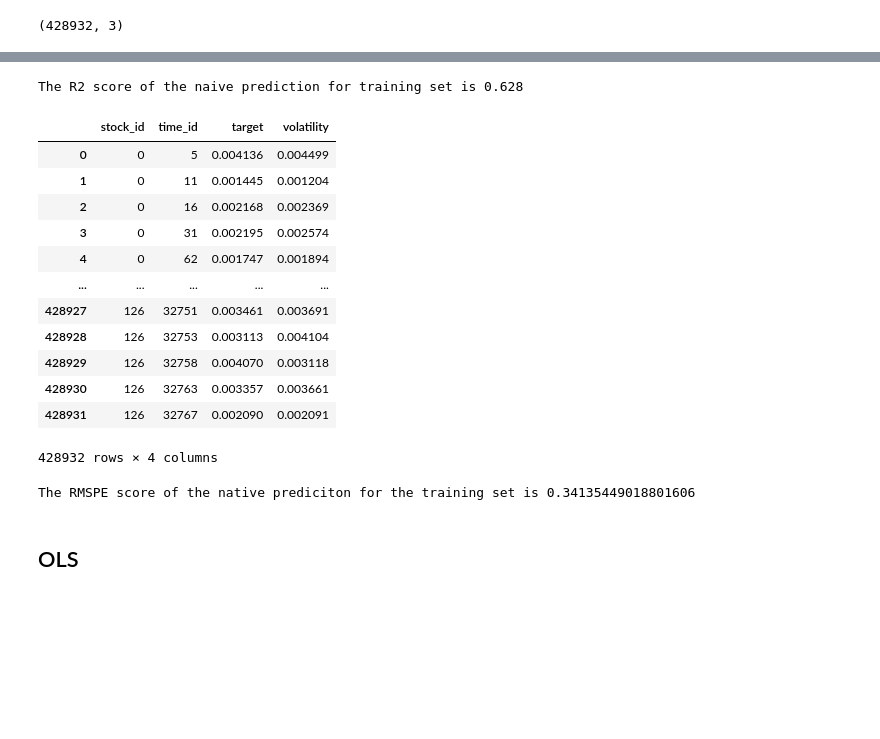
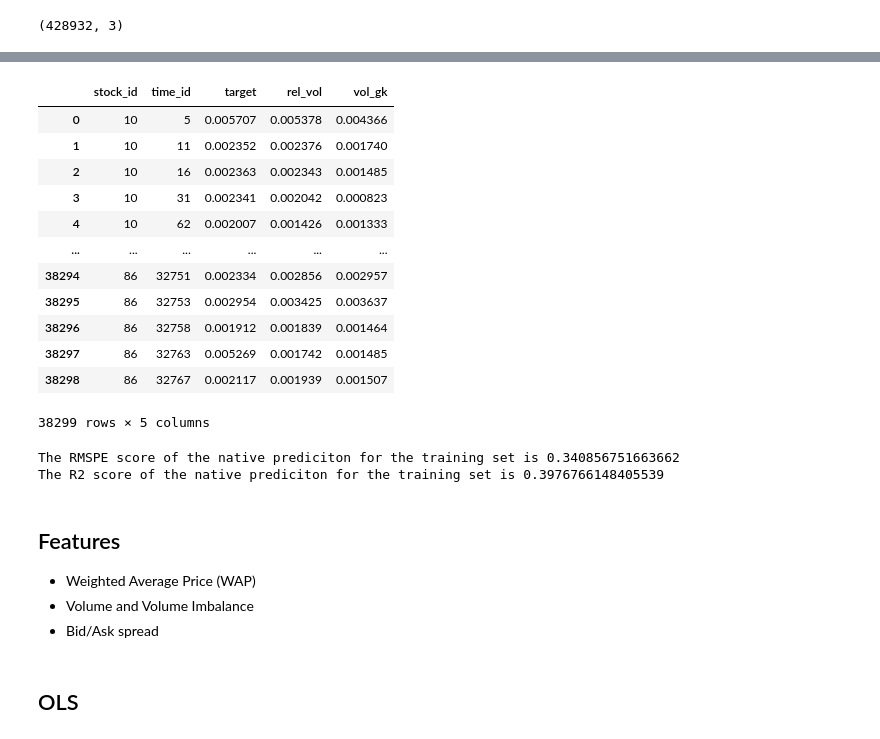
Before and after one commit to Dr4k3z/realized-vol, a Jupyter notebook: ols.ipynb, the cells around one changed output, grey strips where cells are left out. Saved outputs shown, nothing was run; the diff lists cells and outputs as text; code cells hidden in the pictures; blank space fills up the shorter version.

```diff
--- a/ols.ipynb
+++ b/ols.ipynb
@@ -22,17 +18,3 @@ def wap2vol(df):
-# %%
-def rel_vol_time_id(path):
-    # book: book is an order book
-    book = pd.read_parquet(path) # order book for a stock id loaded
-    # calculating WAP
-    p1 = book["bid_price1"]
-    p2 = book["ask_price1"]
-    s1 = book["bid_size1"]
-    s2 = book["ask_size1"]
-
-    book["WAP"] = (p1*s2 + p2*s1) / (s1 + s2)
-    # calculating realized volatility for each time_id
-    transbook = book.groupby("time_id")["WAP"].agg(wap2vol)
-    return transbook
 # %%
 %%time
 stock_id = []
@@ -69,32 +41,35 @@ past_volatility
-# %%
-joined = train.merge(past_volatility, on = ["stock_id","time_id"], how = "left")
-R2 = round(r2_score(y_true = joined['target'], y_pred = joined['volatility']),3)
-print(f'The R2 score of the naive prediction for training set is {R2}')
-# %% [output]
-The R2 score of the naive prediction for training set is 0.628
-# %%
-joined
-# %% [output]
-|  | stock_id | time_id | target | volatility |
-| 0 | 0 | 5 | 0.004136 | 0.004499 |
-| 1 | 0 | 11 | 0.001445 | 0.001204 |
-| 2 | 0 | 16 | 0.002168 | 0.002369 |
-| 3 | 0 | 31 | 0.002195 | 0.002574 |
-| 4 | 0 | 62 | 0.001747 | 0.001894 |
-| ... | ... | ... | ... | ... |
-| 428927 | 126 | 32751 | 0.003461 | 0.003691 |
-| 428928 | 126 | 32753 | 0.003113 | 0.004104 |
-| 428929 | 126 | 32758 | 0.004070 | 0.003118 |
-| 428930 | 126 | 32763 | 0.003357 | 0.003661 |
-| 428931 | 126 | 32767 | 0.002090 | 0.002091 |
-428932 rows × 4 columns
+# %%
+joined = train.merge(past_vol, on = ["stock_id","time_id"])
+joined
+# %% [output]
+|  | stock_id | time_id | target | rel_vol | vol_gk |
+| 0 | 10 | 5 | 0.005707 | 0.005378 | 0.004366 |
+| 1 | 10 | 11 | 0.002352 | 0.002376 | 0.001740 |
+| 2 | 10 | 16 | 0.002363 | 0.002343 | 0.001485 |
+| 3 | 10 | 31 | 0.002341 | 0.002042 | 0.000823 |
+| 4 | 10 | 62 | 0.002007 | 0.001426 | 0.001333 |
+| ... | ... | ... | ... | ... | ... |
+| 38294 | 86 | 32751 | 0.002334 | 0.002856 | 0.002957 |
+| 38295 | 86 | 32753 | 0.002954 | 0.003425 | 0.003637 |
+| 38296 | 86 | 32758 | 0.001912 | 0.001839 | 0.001464 |
+| 38297 | 86 | 32763 | 0.005269 | 0.001742 | 0.001485 |
+| 38298 | 86 | 32767 | 0.002117 | 0.001939 | 0.001507 |
+38299 rows × 5 columns
 # %%
 def rmspe(y_true, y_pred):
     return  (np.sqrt(np.mean(np.square((y_true - y_pred) / y_true))))
 # %%
-print(f'The RMSPE score of the native prediciton for the training set is {rmspe(joined["target"], joined["volatility"])}')
+print(f'The RMSPE score of the native prediciton for the training set is {rmspe(joined["target"], joined["rel_vol"])}')
+print(f'The RMSPE score of the native prediciton for the training set is {rmspe(joined["target"], joined["vol_gk"])}')
 # %% [output]
-The RMSPE score of the native prediciton for the training set is 0.34135449018801606
+The RMSPE score of the native prediciton for the training set is 0.340856751663662
+The R2 score of the native prediciton for the training set is 0.3976766148405539
+# %% [markdown]
+## Features
+
+- Weighted Average Price (WAP)
+- Volume and Volume Imbalance
+- Bid/Ask spread
 # %% [markdown]
 ## OLS
 # %%
```
Also changed, not shown: parts of 13 cells of this notebook, 14 other files.
